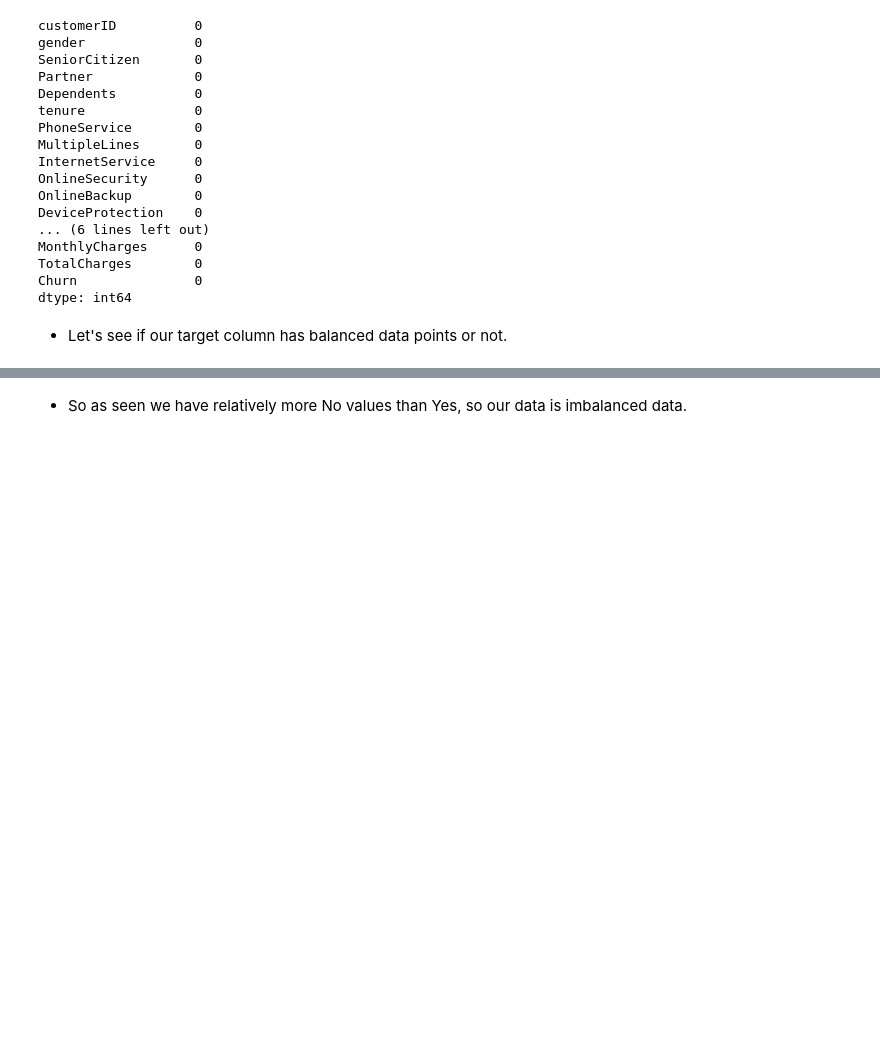
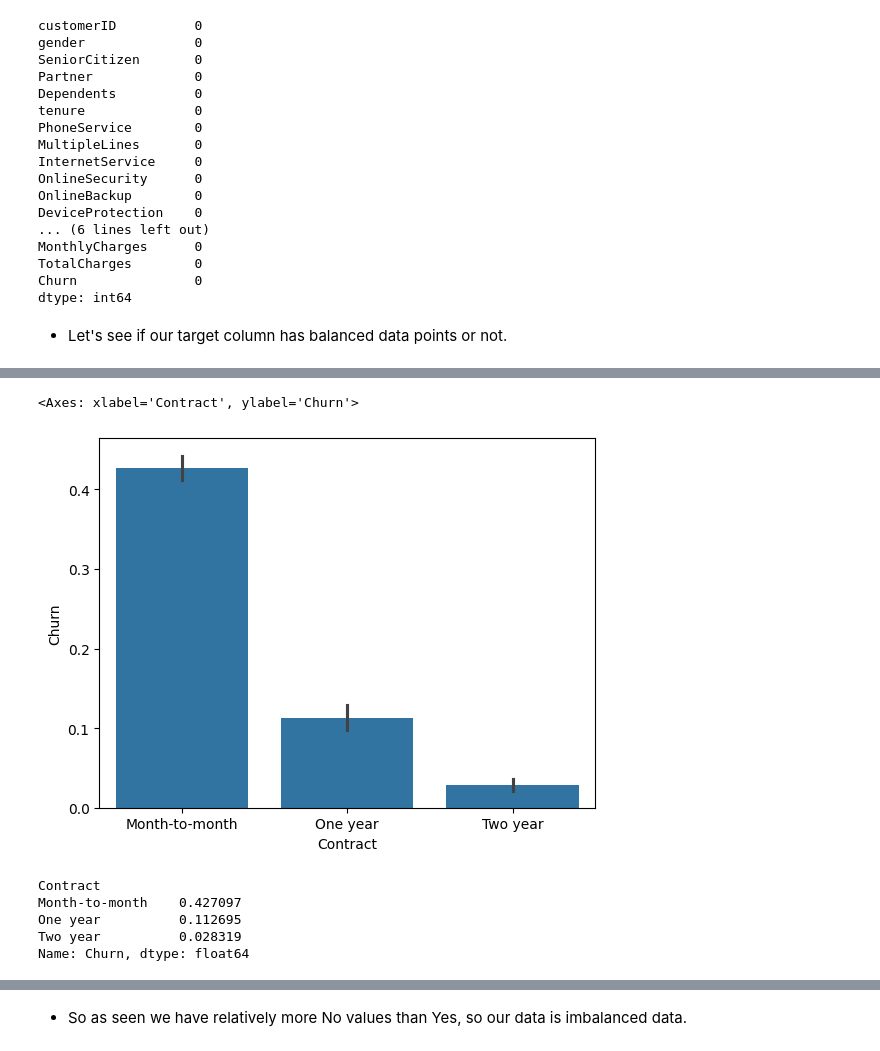
Before and after one commit to VBS360/ML_Engineer_Prep, a Jupyter notebook: Day 9 - ML advanced concepts/Telco Customer Churn.ipynb, the cells around one changed output, grey strips where cells are left out. Saved outputs shown, nothing was run; the diff lists cells and outputs as text; code cells hidden in the pictures; blank space fills up the shorter version.

```diff
--- a/Day 9 - ML advanced concepts/Telco Customer Churn.ipynb
+++ b/Day 9 - ML advanced concepts/Telco Customer Churn.ipynb
@@ -89,0 +126,13 @@ Name: count, dtype: int64
+# %%
+sns.barplot(x='Contract', y='Churn', data=df)
+# %% [output]
+<Axes: xlabel='Contract', ylabel='Churn'>
+[figure, added]
+# %%
+df.groupby('Contract')['Churn'].mean()
+# %% [output]
+Contract
+Month-to-month    0.427097
+One year          0.112695
+Two year          0.028319
+Name: Churn, dtype: float64
```
Also changed, not shown: parts of 26 cells of this notebook.
